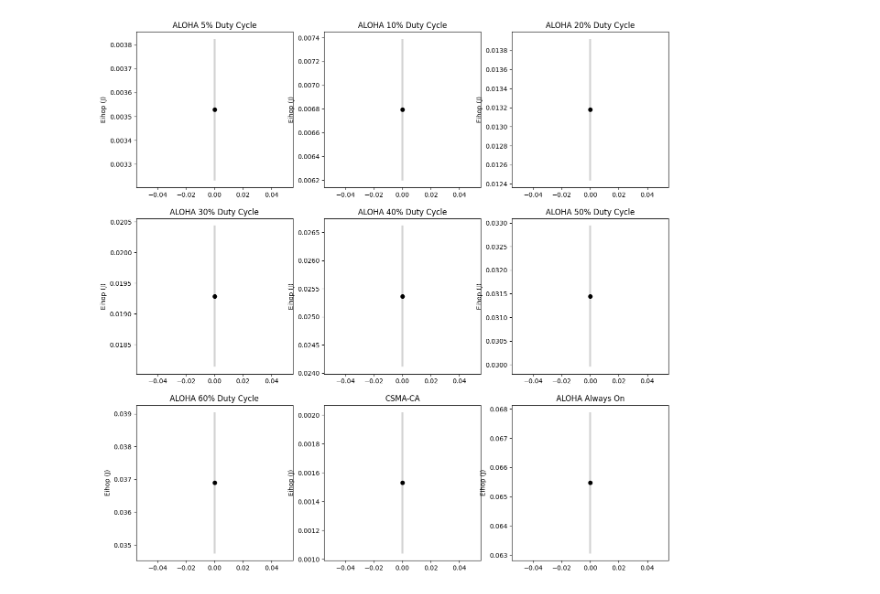
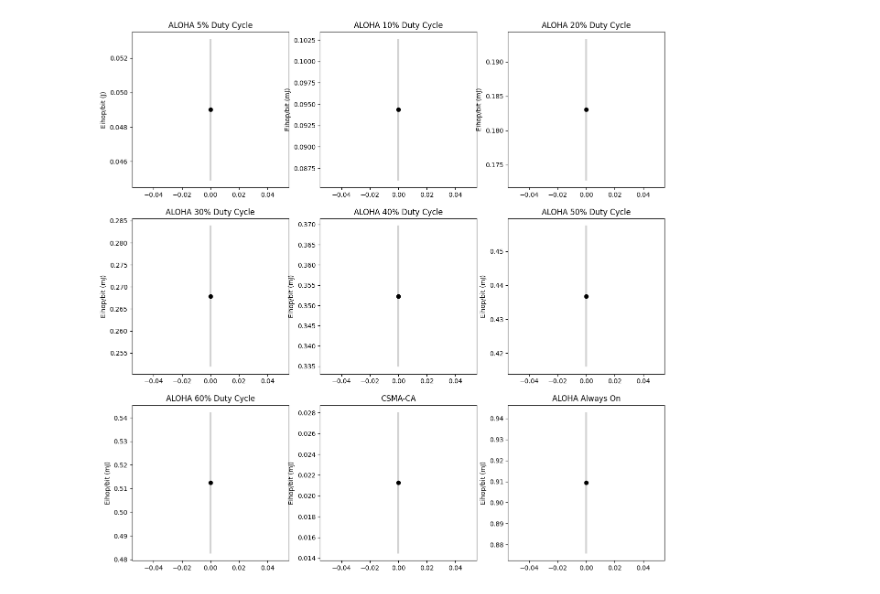
Before and after one commit to KilnerJhow/contiki-aloha, a Jupyter notebook: tcc/confidence_interval.ipynb, the cells around one changed output. Drawn from its saved outputs; the diff is of its cells as text; code cells hidden in the pictures.

```diff
--- a/tcc/confidence_interval.ipynb
+++ b/tcc/confidence_interval.ipynb
@@ -53,5 +53,6 @@ csma_df_concat = pd.concat(csma_dfs, ignore_index=True)
 aloha_always_on_df_concat = pd.concat(aloha_always_on_dfs, ignore_index=True)
 # %%
 # Cálculo do consumo de corrente em Ampére
-def calculate_current_consumption(df):
-  return (df['cpu'] * cpu_idle_current + df['transmit'] * tx_current + df['listen'] * rx_current + df['lpm'] * cpu_sleep_current) / ticks_per_second
+def calculate_energy_comsuption(df):
+  current = (df['cpu'] * cpu_idle_current + df['transmit'] * tx_current + df['listen'] * rx_current + df['lpm'] * cpu_sleep_current) / (ticks_per_second)
+  return current * vcc
@@ -58,20 +61,17 @@ def calculate_current_consumption(df):
 # %%
 #Cálculo de potência de cada linha
 for rdc in aloha_duty_cycles:
-  aloha_rdc_dfs_concat[rdc]['I'] = calculate_current_consumption(aloha_rdc_dfs_concat[rdc])
-  aloha_rdc_dfs_concat[rdc]['P0'] = aloha_rdc_dfs_concat[rdc]['I'] * vcc / powertrace_sample_rate # Potência em W
-  aloha_rdc_dfs_concat[rdc]['Eihop'] = aloha_rdc_dfs_concat[rdc]['P0'] # Energia em J
+  aloha_rdc_dfs_concat[rdc]['Eihop'] = calculate_energy_comsuption(aloha_rdc_dfs_concat[rdc]) # Energia em J
   aloha_rdc_dfs_concat[rdc]['Eihop/bit'] = aloha_rdc_dfs_concat[rdc]['Eihop'] / packet_size_in_bits # Energia por bit em J/bit
+  aloha_rdc_dfs_concat[rdc]['P0'] = aloha_rdc_dfs_concat[rdc]['Eihop'] / powertrace_sample_rate # Potência em W
 
-csma_df_concat['I'] = calculate_current_consumption(csma_df_concat)
-csma_df_concat['P0'] = csma_df_concat['I'] * vcc / powertrace_sample_rate # Potência em W
-csma_df_concat['Eihop'] = csma_df_concat['P0'] # Energia em J
+csma_df_concat['Eihop'] = calculate_energy_comsuption(csma_df_concat) # Energia em J
 csma_df_concat['Eihop/bit'] = csma_df_concat['Eihop'] / packet_size_in_bits # Energia por bit em J/bit
+csma_df_concat['P0'] = csma_df_concat['Eihop'] / powertrace_sample_rate # Potência em W
 
-aloha_always_on_df_concat['I'] = calculate_current_consumption(aloha_always_on_df_concat)
-aloha_always_on_df_concat['P0'] = aloha_always_on_df_concat['I'] * vcc / powertrace_sample_rate # Potência em W
-aloha_always_on_df_concat['Eihop'] = aloha_always_on_df_concat['P0'] # Energia em J
+aloha_always_on_df_concat['Eihop'] = calculate_energy_comsuption(aloha_always_on_df_concat) # Energia em J
 aloha_always_on_df_concat['Eihop/bit'] = aloha_always_on_df_concat['Eihop'] / packet_size_in_bits # Energia por bit em J/bit
+aloha_always_on_df_concat['P0'] = aloha_always_on_df_concat['Eihop'] / powertrace_sample_rate # Potência em W
 # %%
 columns_to_drop = ['cpu', 'transmit', 'listen', 'lpm']
 aloha_rdc_final_dfs = {}
@@ -99,25 +99,25 @@ def calculate_mean_and_margin_of_error(data):
 # %%
 aloha_mean_and_margin_of_error = {}
 for rdc in aloha_duty_cycles:
-  aloha_mean_and_margin_of_error[rdc] = calculate_mean_and_margin_of_error(aloha_rdc_final_dfs[rdc]['Eihop'])
+  aloha_mean_and_margin_of_error[rdc] = calculate_mean_and_margin_of_error(aloha_rdc_final_dfs[rdc]['Eihop/bit'])
 
-csma_mean_and_margin_of_error = calculate_mean_and_margin_of_error(csma_df_final['Eihop'])
-aloha_always_on_mean_and_margin_of_error = calculate_mean_and_margin_of_error(aloha_always_on_df_final['Eihop'])
+csma_mean_and_margin_of_error = calculate_mean_and_margin_of_error(csma_df_final['Eihop/bit'])
+aloha_always_on_mean_and_margin_of_error = calculate_mean_and_margin_of_error(aloha_always_on_df_final['Eihop/bit'])
 # %%
 fig, axs = plt.subplots(3, 3, figsize=(15, 15))
 
-plot_error_bar(axs[0,0], aloha_mean_and_margin_of_error["5"][0], aloha_mean_and_margin_of_error["5"][1], 'ALOHA 5% Duty Cycle', '', 'Eihop (J)')
-plot_error_bar(axs[0,1], aloha_mean_and_margin_of_error["10"][0], aloha_mean_and_margin_of_error["10"][1], 'ALOHA 10% Duty Cycle', '', 'Eihop (J)')
-plot_error_bar(axs[0,2], aloha_mean_and_margin_of_error["20"][0], aloha_mean_and_margin_of_error["20"][1], 'ALOHA 20% Duty Cycle', '', 'Eihop (J)')
-plot_error_bar(axs[1,0], aloha_mean_and_margin_of_error["30"][0], aloha_mean_and_margin_of_error["30"][1], 'ALOHA 30% Duty Cycle', '', 'Eihop (J)')
-plot_error_bar(axs[1,1], aloha_mean_and_margin_of_error["40"][0], aloha_mean_and_margin_of_error["40"][1], 'ALOHA 40% Duty Cycle', '', 'Eihop (J)')
-plot_error_bar(axs[1,2], aloha_mean_and_margin_of_error["50"][0], aloha_mean_and_margin_of_error["50"][1], 'ALOHA 50% Duty Cycle', '', 'Eihop (J)')
-plot_error_bar(axs[2,0], aloha_mean_and_margin_of_error["60"][0], aloha_mean_and_margin_of_error["60"][1], 'ALOHA 60% Duty Cycle', '', 'Eihop (J)')
+plot_error_bar(axs[0,0], aloha_mean_and_margin_of_error["5"][0], aloha_mean_and_margin_of_error["5"][1],   'ALOHA 5% Duty Cycle',  '', f'Eihop/bit ({energy_unit}/bit)')
+plot_error_bar(axs[0,1], aloha_mean_and_margin_of_error["10"][0], aloha_mean_and_margin_of_error["10"][1], 'ALOHA 10% Duty Cycle', '', f'Eihop/bit ({energy_unit}/bit)')
+plot_error_bar(axs[0,2], aloha_mean_and_margin_of_error["20"][0], aloha_mean_and_margin_of_error["20"][1], 'ALOHA 20% Duty Cycle', '', f'Eihop/bit ({energy_unit}/bit)')
+plot_error_bar(axs[1,0], aloha_mean_and_margin_of_error["30"][0], aloha_mean_and_margin_of_error["30"][1], 'ALOHA 30% Duty Cycle', '', f'Eihop/bit ({energy_unit}/bit)')
+plot_error_bar(axs[1,1], aloha_mean_and_margin_of_error["40"][0], aloha_mean_and_margin_of_error["40"][1], 'ALOHA 40% Duty Cycle', '', f'Eihop/bit ({energy_unit}/bit)')
+plot_error_bar(axs[1,2], aloha_mean_and_margin_of_error["50"][0], aloha_mean_and_margin_of_error["50"][1], 'ALOHA 50% Duty Cycle', '', f'Eihop/bit ({energy_unit}/bit)')
+plot_error_bar(axs[2,0], aloha_mean_and_margin_of_error["60"][0], aloha_mean_and_margin_of_error["60"][1], 'ALOHA 60% Duty Cycle', '', f'Eihop/bit ({energy_unit}/bit)')
 
-plot_error_bar(axs[2,1], csma_mean_and_margin_of_error[0], csma_mean_and_margin_of_error[1], 'CSMA-CA', '', 'Eihop (J)')
-plot_error_bar(axs[2,2], aloha_always_on_mean_and_margin_of_error[0], aloha_always_on_mean_and_margin_of_error[1], 'ALOHA Always On', '', 'Eihop (J)')
+plot_error_bar(axs[2,1], csma_mean_and_margin_of_error[0], csma_mean_and_margin_of_error[1], 'CSMA-CA', '', f'Eihop/bit ({energy_unit}/bit)')
+plot_error_bar(axs[2,2], aloha_always_on_mean_and_margin_of_error[0], aloha_always_on_mean_and_margin_of_error[1], 'ALOHA Always On', '', f'Eihop/bit ({energy_unit}/bit)')
 # %% [output]
-[figure, old version]
+[figure, new version]
 # %%
 def plot_error_bar(x, mean, margin_of_error, label):
     plt.errorbar(x, mean, yerr=margin_of_error, fmt='o', label=label)
```
Also changed, not shown: parts of 8 cells of this notebook.
